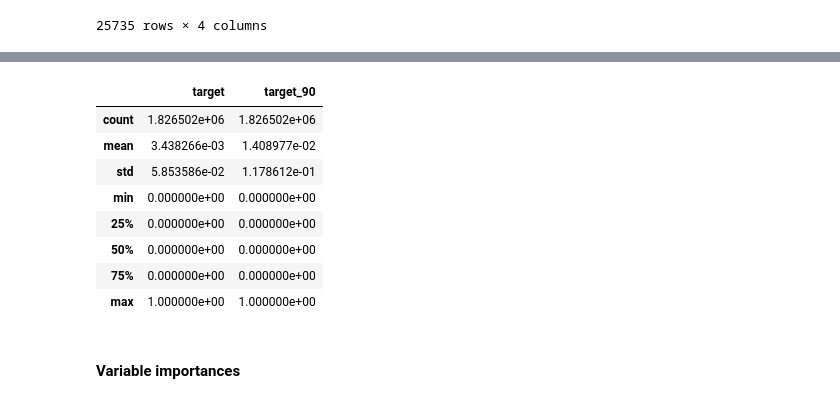
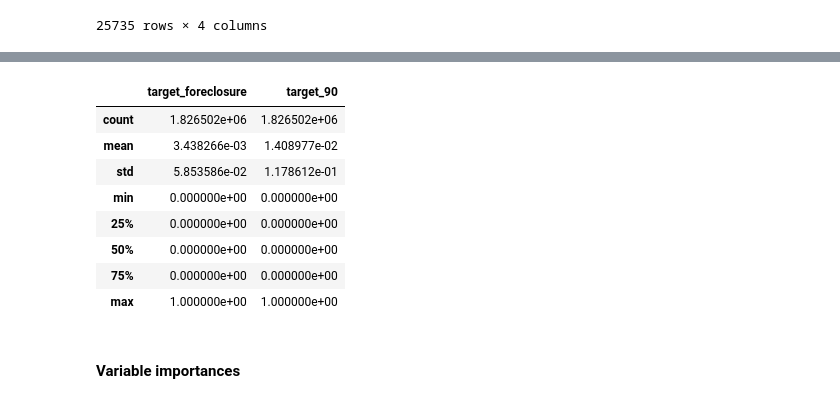
Before and after one commit to longhowlam/fanniemae_family_loans, a Jupyter notebook: fanniemae_analysis.ipynb, the cells around one changed output, grey strips where cells are left out. Drawn from its saved outputs; the diff is of its cells as text; code cells hidden in the pictures.

```diff
--- a/fanniemae_analysis.ipynb
+++ b/fanniemae_analysis.ipynb
@@ -42,7 +44,7 @@ acquisition = dt.fread(
     "data/acquisition2010.zip",
     sep = "|",
     header = None ,
-    columns = acquisitions_Variables,\
+    columns = acquisitions_Variables,
 )
 
 acquisition = acquisition.to_pandas()
@@ -149,11 +152,6 @@ mortgages = (
         left_on="LOAN_ID",
         right_on="LOAN_ID"
     )
-    .filter([
-        "LOAN_ID","ORIG_DTE","FRST_DTE", "STATE", "OLTV", "Debt_to_Income", "Borrower_Credit_Score", "PURPOSE",
-        "Monthly_Rpt_Prd", "Loan_Age", "Seller_Name", "ORIG_RT",	"ORIG_AMT",
-        "Zero_Bal_Code", "Delq_Status", "ZB_DTE", "LPI_DTE", "Foreclosure_date"
-    ])
 )
 
 mortgages = (
@@ -290,7 +256,7 @@ mortgages2
 # %%
-mortgages2.filter(["target", "target_90"]).describe()
+mortgages2.filter(["target_foreclosure", "target_90"]).describe()
 # %% [output]
-|  | target | target_90 |
+|  | target_foreclosure | target_90 |
 | count | 1.826502e+06 | 1.826502e+06 |
 | mean | 3.438266e-03 | 1.408977e-02 |
 | std | 5.853586e-02 | 1.178612e-01 |
```
Also changed, not shown: parts of 12 cells of this notebook, 1 other file.
